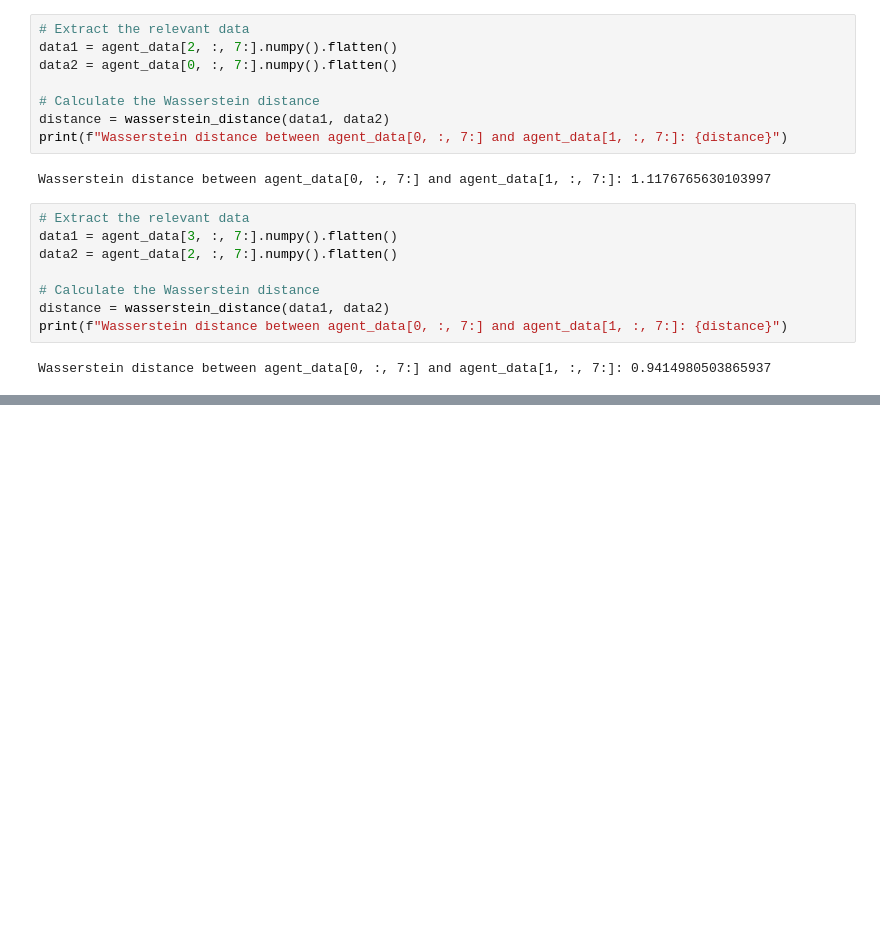
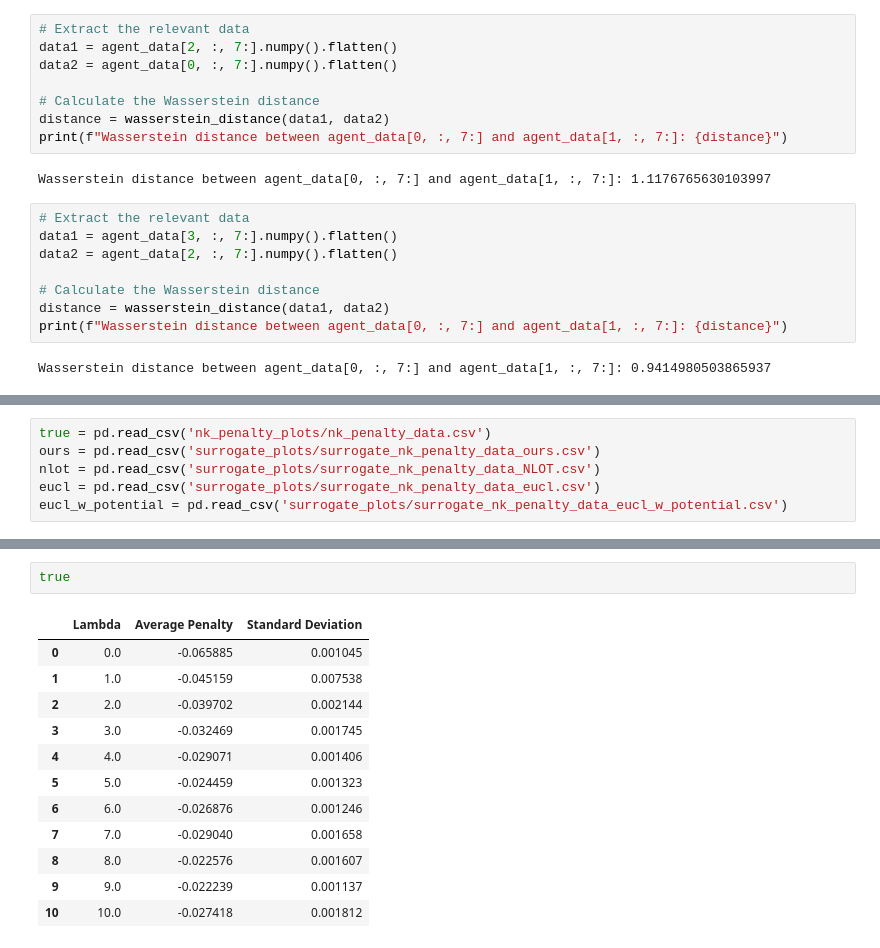
Before and after one commit to harrya32/HTI, a Jupyter notebook: DTR-Bench/results_formatting.ipynb, the cells around one changed output, grey strips where cells are left out. Cells and saved outputs as stored; diff of their text form; blank space fills up the shorter version.

Commit message:
surrogate results rerun

```diff
--- a/DTR-Bench/visual.ipynb
+++ b/DTR-Bench/results_formatting.ipynb
@@ -188,0 +191,6 @@ Wasserstein distance between agent_data[0, :, 7:] and agent_data[1, :, 7:]: 0.94
+# %%
+true = pd.read_csv('nk_penalty_plots/nk_penalty_data.csv')
+ours = pd.read_csv('surrogate_plots/surrogate_nk_penalty_data_ours.csv')
+nlot = pd.read_csv('surrogate_plots/surrogate_nk_penalty_data_NLOT.csv')
+eucl = pd.read_csv('surrogate_plots/surrogate_nk_penalty_data_eucl.csv')
+eucl_w_potential = pd.read_csv('surrogate_plots/surrogate_nk_penalty_data_eucl_w_potential.csv')
@@ -188,0 +226,15 @@ Wasserstein distance between agent_data[0, :, 7:] and agent_data[1, :, 7:]: 0.94
+# %%
+true
+# %% [output]
+|  | Lambda | Average Penalty | Standard Deviation |
+| 0 | 0.0 | -0.065885 | 0.001045 |
+| 1 | 1.0 | -0.045159 | 0.007538 |
+| 2 | 2.0 | -0.039702 | 0.002144 |
+| 3 | 3.0 | -0.032469 | 0.001745 |
+| 4 | 4.0 | -0.029071 | 0.001406 |
+| 5 | 5.0 | -0.024459 | 0.001323 |
+| 6 | 6.0 | -0.026876 | 0.001246 |
+| 7 | 7.0 | -0.029040 | 0.001658 |
+| 8 | 8.0 | -0.022576 | 0.001607 |
+| 9 | 9.0 | -0.022239 | 0.001137 |
+| 10 | 10.0 | -0.027418 | 0.001812 |
```
Also changed, not shown: parts of 2 cells of this notebook, 39 other files.
